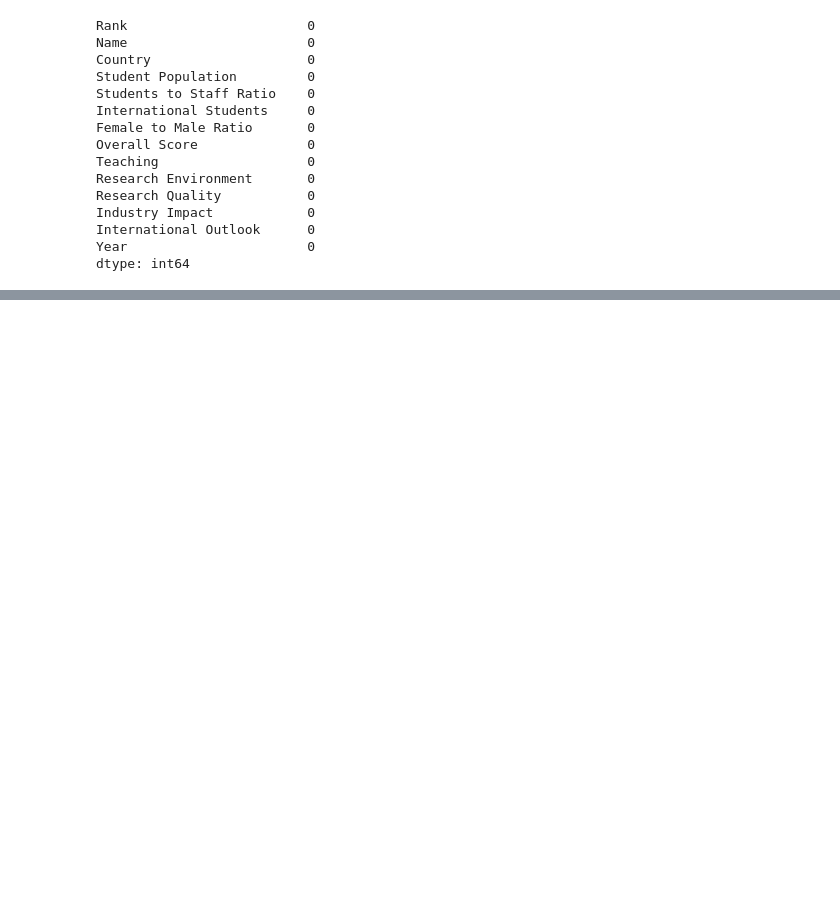
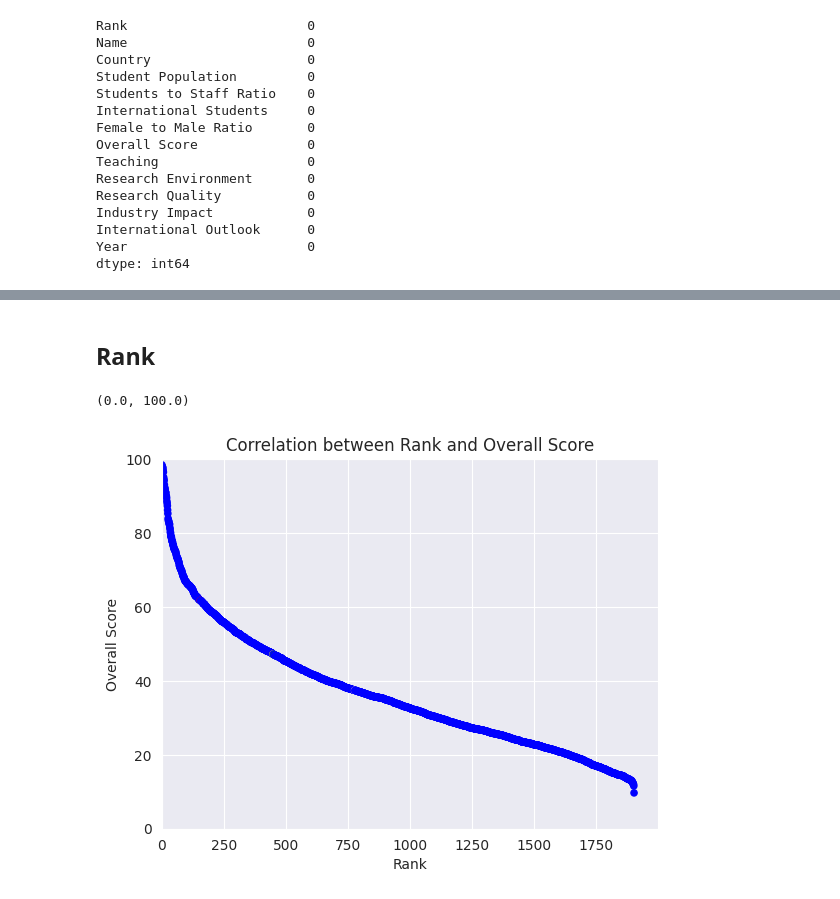
Before and after one commit to PaoloCarlevero/portfolio, a Jupyter notebook: python/top_world_university/the_world_university.ipynb, the cells around one changed output, grey strips where cells are left out. Cells and saved outputs as stored; diff of their text form; code cells hidden in the pictures; blank space fills up the shorter version.

```diff
--- a/python/top_world_university/the_world_university.ipynb
+++ b/python/top_world_university/the_world_university.ipynb
@@ -224,0 +258,11 @@ df_2024
+# %%
+
+color_per_university = {
+    'University of Bologna': 'red',
+    'University of Turin': 'yellow',
+    'Polytechnic University of Turin': 'green',
+    'Amedeo Avogadro University of Eastern Piedmont': 'pink'
+}
+
+df_2024['Color'] = df['Name'].map(color_per_university)
+df_2024['Color'] = df_2024['Color'].fillna('blue')
@@ -244,0 +273,15 @@ df_2024.loc[df['Country'] == 'Italy']
+# %% [markdown]
+## Rank
+# %%
+df_2024.plot.scatter(
+    x='Rank',
+    y='Overall Score',
+    c = 'Color'
+)
+
+plt.title('Correlation between Rank and Overall Score')
+plt.xlim(0)
+plt.ylim([0, 100])
+# %% [output]
+(0.0, 100.0)
+[figure, added]
```
Also changed, not shown: parts of 45 cells of this notebook.
